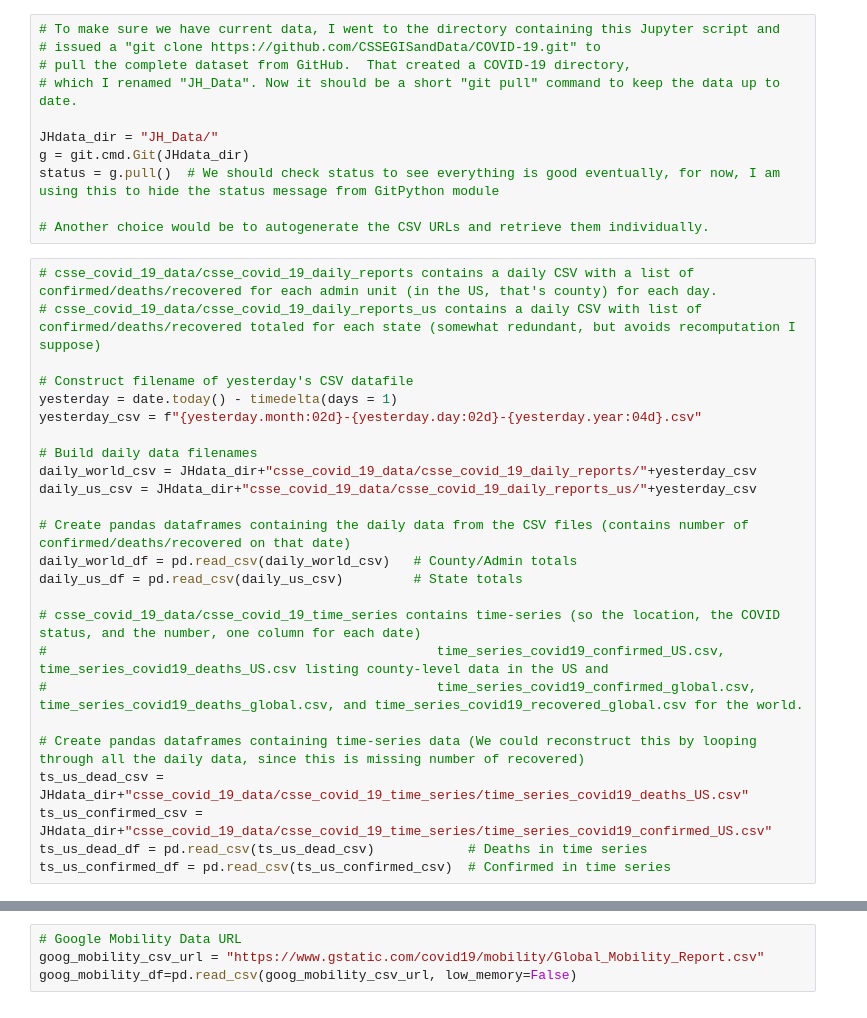
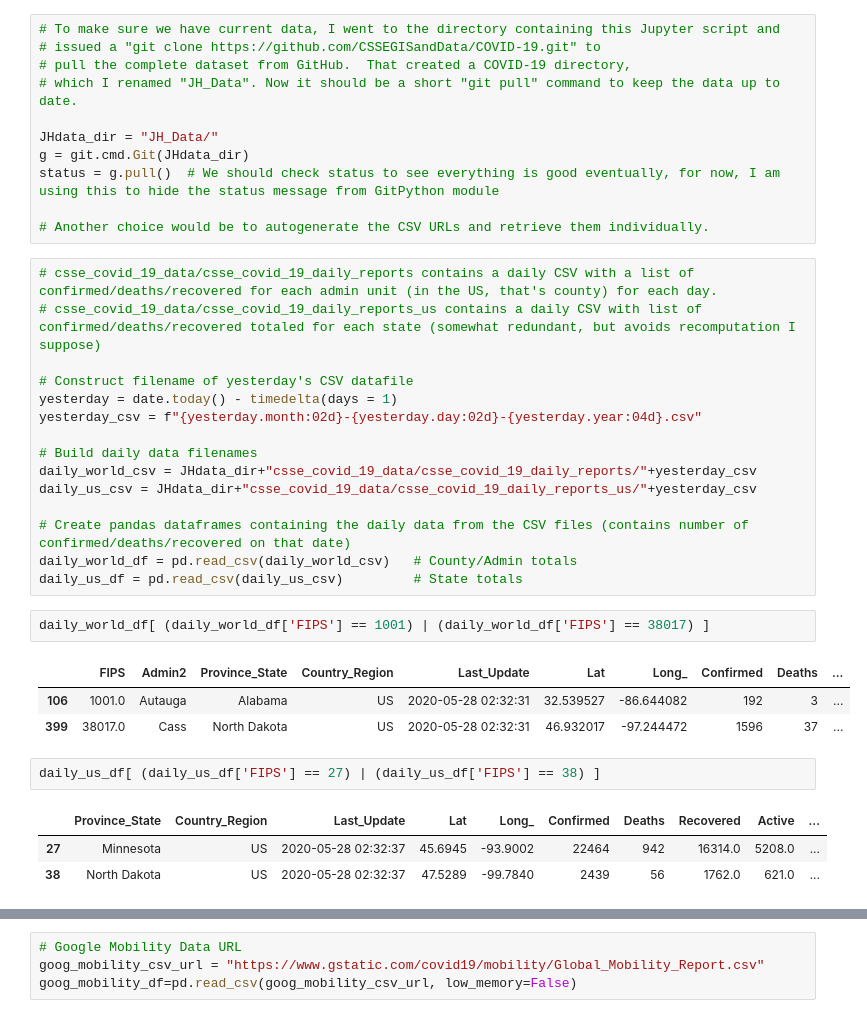
Before and after one commit to JuanCab/COVID_DataViz, a Jupyter notebook: Test_Read_Data.ipynb, the cells around one changed output, grey strips where cells are left out. Cells and saved outputs as stored; diff of their text form.

```diff
--- a/Test_Read_Data.ipynb
+++ b/Test_Read_Data.ipynb
@@ -46,14 +139,16 @@ daily_us_csv = JHdata_dir+"csse_covid_19_data/csse_covid_19_daily_reports_us/"+y
 # Create pandas dataframes containing the daily data from the CSV files (contains number of confirmed/deaths/recovered on that date)
 daily_world_df = pd.read_csv(daily_world_csv)   # County/Admin totals
 daily_us_df = pd.read_csv(daily_us_csv)         # State totals
-
-# csse_covid_19_data/csse_covid_19_time_series contains time-series (so the location, the COVID status, and the number, one column for each date)
-#                                                  time_series_covid19_confirmed_US.csv, time_series_covid19_deaths_US.csv listing county-level data in the US and
-#                                                  time_series_covid19_confirmed_global.csv, time_series_covid19_deaths_global.csv, and time_series_covid19_recovered_global.csv for the world.
-
-# Create pandas dataframes containing time-series data (We could reconstruct this by looping through all the daily data, since this is missing number of recovered)
-ts_us_dead_csv = JHdata_dir+"csse_covid_19_data/csse_covid_19_time_series/time_series_covid19_deaths_US.csv"
-ts_us_confirmed_csv = JHdata_dir+"csse_covid_19_data/csse_covid_19_time_series/time_series_covid19_confirmed_US.csv"
-ts_us_dead_df = pd.read_csv(ts_us_dead_csv)            # Deaths in time series
-ts_us_confirmed_df = pd.read_csv(ts_us_confirmed_csv)  # Confirmed in time series
+# %%
+daily_world_df[ (daily_world_df['FIPS'] == 1001) | (daily_world_df['FIPS'] == 38017) ]
+# %% [output]
+|  | FIPS | Admin2 | Province_State | Country_Region | Last_Update | Lat | Long_ | Confirmed | Deaths | ... |
+| 106 | 1001.0 | Autauga | Alabama | US | 2020-05-28 02:32:31 | 32.539527 | -86.644082 | 192 | 3 | ... |
+| 399 | 38017.0 | Cass | North Dakota | US | 2020-05-28 02:32:31 | 46.932017 | -97.244472 | 1596 | 37 | ... |
+# %%
+daily_us_df[ (daily_us_df['FIPS'] == 27) | (daily_us_df['FIPS'] == 38) ]
+# %% [output]
+|  | Province_State | Country_Region | Last_Update | Lat | Long_ | Confirmed | Deaths | Recovered | Active | ... |
+| 27 | Minnesota | US | 2020-05-28 02:32:37 | 45.6945 | -93.9002 | 22464 | 942 | 16314.0 | 5208.0 | ... |
+| 38 | North Dakota | US | 2020-05-28 02:32:37 | 47.5289 | -99.7840 | 2439 | 56 | 1762.0 | 621.0 | ... |
 # %%
```
Also changed, not shown: parts of 24 cells of this notebook, 2 other files.
